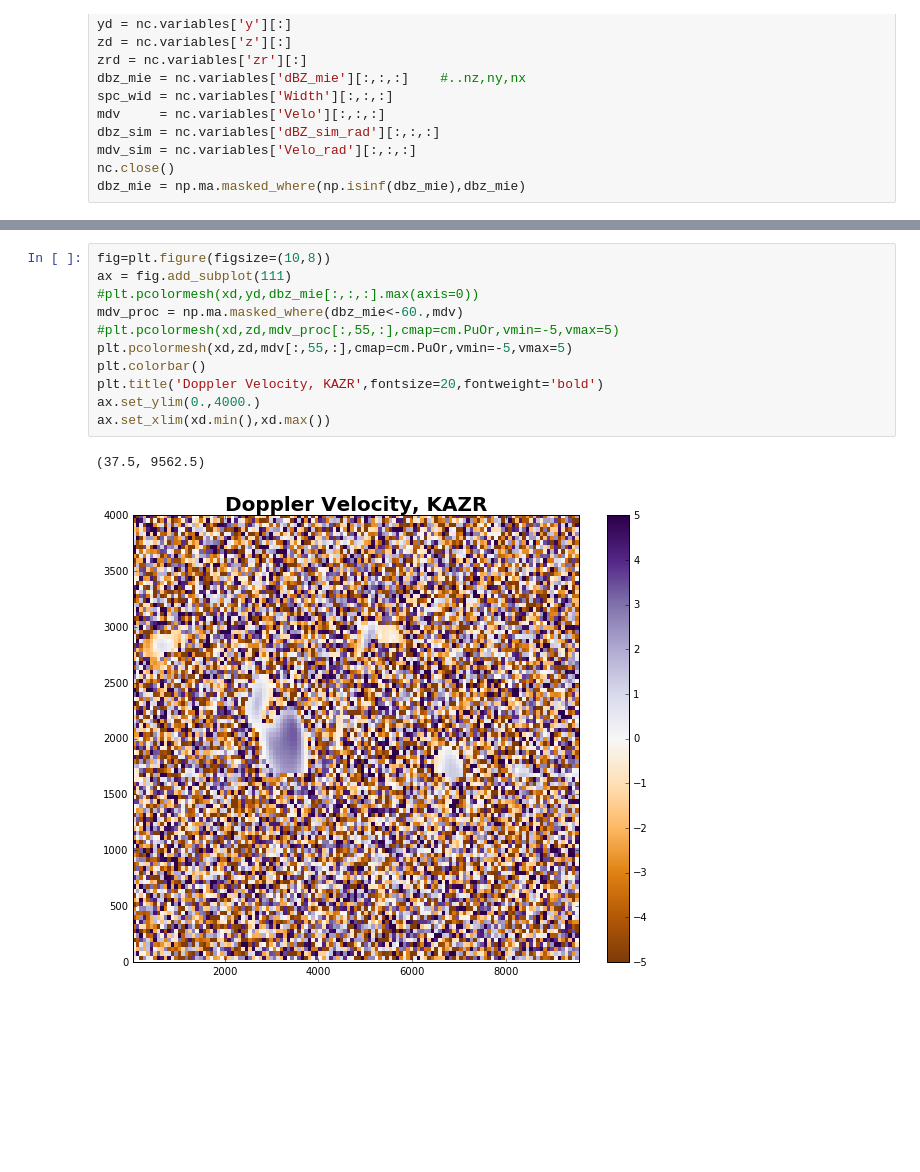
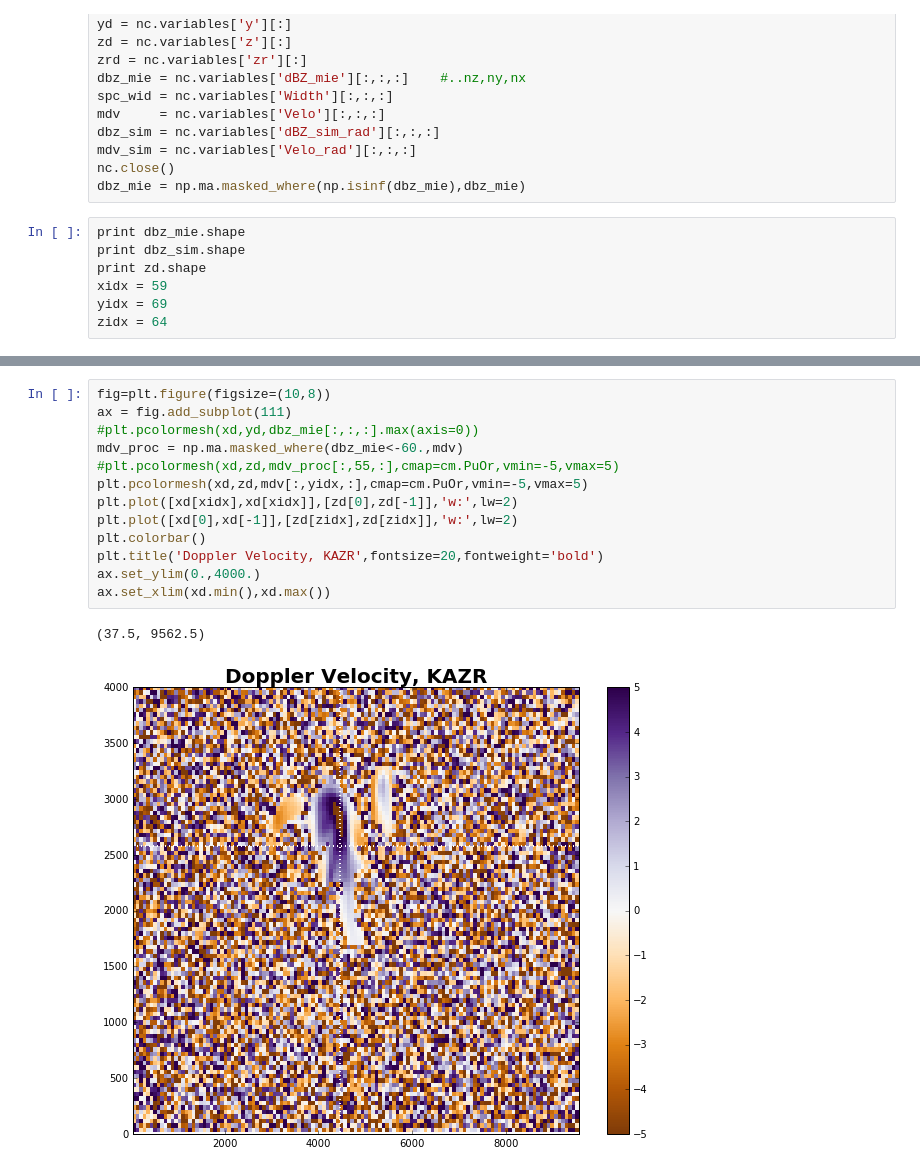
Before and after one commit to mvanlierwalq/IPy_NB_Public, a Jupyter notebook: plot_mrdss_out.ipynb, the cells around one changed output, grey strips where cells are left out. Saved outputs shown, nothing was run; the diff lists cells and outputs as text; blank space fills up the shorter version.

Commit message:
newer version of plot_mrdss_out uploaded
the old one was very old

```diff
--- a/plot_mrdss_out.ipynb
+++ b/plot_mrdss_out.ipynb
@@ -46,3 +46,10 @@ dbz_sim = nc.variables['dBZ_sim_rad'][:,:,:]
 mdv_sim = nc.variables['Velo_rad'][:,:,:]
 nc.close()
 dbz_mie = np.ma.masked_where(np.isinf(dbz_mie),dbz_mie)
+# %%
+print dbz_mie.shape
+print dbz_sim.shape
+print zd.shape
+xidx = 59
+yidx = 69
+zidx = 64
@@ -95,14 +112,16 @@ ax.set_xlim(xd.min(),xd.max())
 # %%
 fig=plt.figure(figsize=(10,8))
 ax = fig.add_subplot(111)
 #plt.pcolormesh(xd,yd,dbz_mie[:,:,:].max(axis=0))
 mdv_proc = np.ma.masked_where(dbz_mie<-60.,mdv)
 #plt.pcolormesh(xd,zd,mdv_proc[:,55,:],cmap=cm.PuOr,vmin=-5,vmax=5)
-plt.pcolormesh(xd,zd,mdv[:,55,:],cmap=cm.PuOr,vmin=-5,vmax=5)
+plt.pcolormesh(xd,zd,mdv[:,yidx,:],cmap=cm.PuOr,vmin=-5,vmax=5)
+plt.plot([xd[xidx],xd[xidx]],[zd[0],zd[-1]],'w:',lw=2)
+plt.plot([xd[0],xd[-1]],[zd[zidx],zd[zidx]],'w:',lw=2)
 plt.colorbar()
 plt.title('Doppler Velocity, KAZR',fontsize=20,fontweight='bold')
 ax.set_ylim(0.,4000.)
 ax.set_xlim(xd.min(),xd.max())
 # %% [output]
 (37.5, 9562.5)
-[figure, old version]
+[figure, new version]
```
Also changed, not shown: parts of 16 cells of this notebook.
